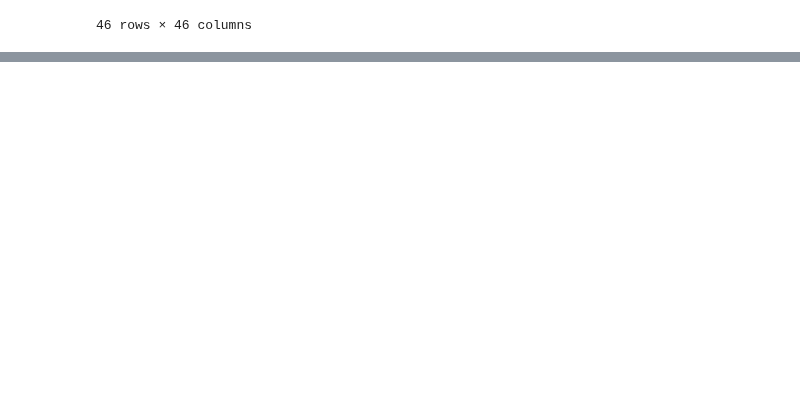
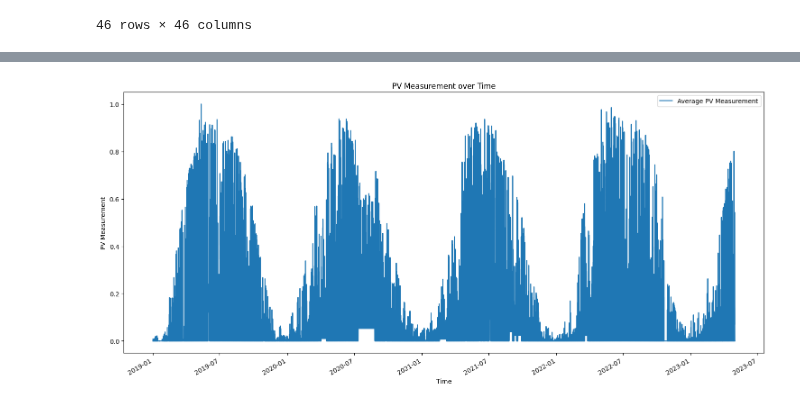
Before and after one commit to simenstang/TDT4173, a Jupyter notebook: data/notebooks_trials/simen_notebook.ipynb, the cells around one changed output, grey strips where cells are left out. Drawn from its saved outputs; the diff is of its cells as text; code cells hidden in the pictures; blank space fills up the shorter version.

```diff
--- a/data/notebooks_trials/simen_notebook.ipynb
+++ b/data/notebooks_trials/simen_notebook.ipynb
@@ -196,0 +247,28 @@ df_corr
+# %%
+train_a.set_index('time', inplace=True)
+train_b.set_index('time', inplace=True)
+train_c.set_index('time', inplace=True)
+
+dfs = [train_a['pv_measurement'], train_b['pv_measurement'], train_c['pv_measurement']]
+all_measurements = pd.concat(dfs, axis=1, join='outer')
+
+all_measurements.dropna(how='all', inplace=True)
+
+all_measurements['average_pv_measurement'] = all_measurements.mean(axis=1, skipna=True)
+
+average_dataset = all_measurements[['average_pv_measurement']].reset_index()
+# %%
+#fig, ax = plt.subplots()
+fig, ax = plt.subplots(figsize=(15,7))
+
+average_dataset.plot(x='time', y='average_pv_measurement', ax=ax, label='Average PV Measurement')
+
+ax.set_xlabel('Time')
+ax.set_ylabel('PV Measurement')
+ax.set_title('PV Measurement over Time')
+ax.legend()
+
+plt.tight_layout()
+plt.show()
+# %% [output]
+[figure, added]
```
Also changed, not shown: parts of 12 cells of this notebook.
